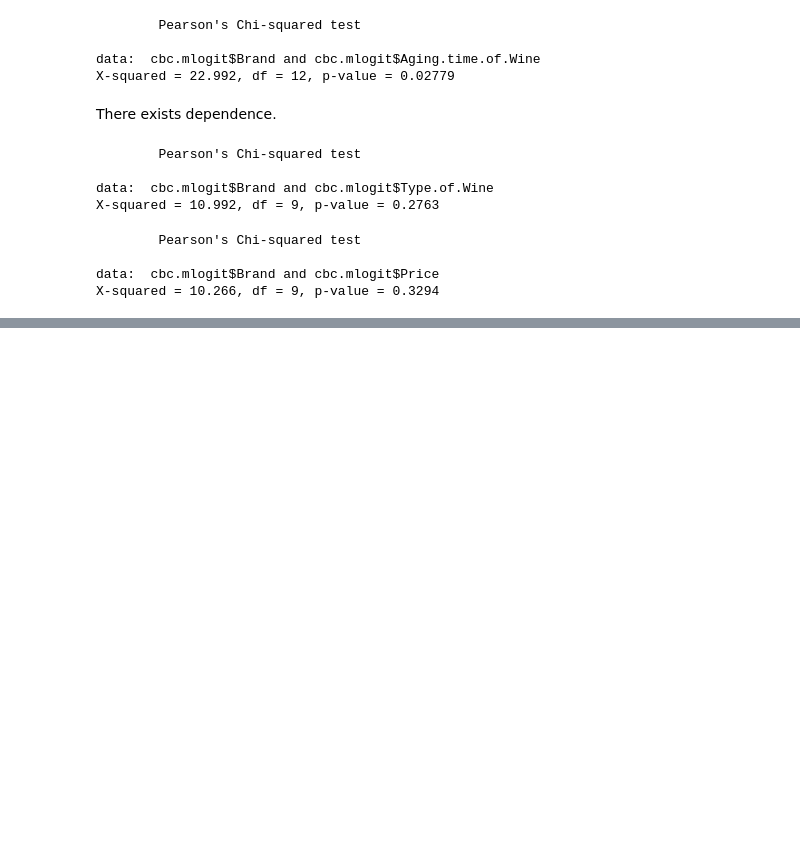
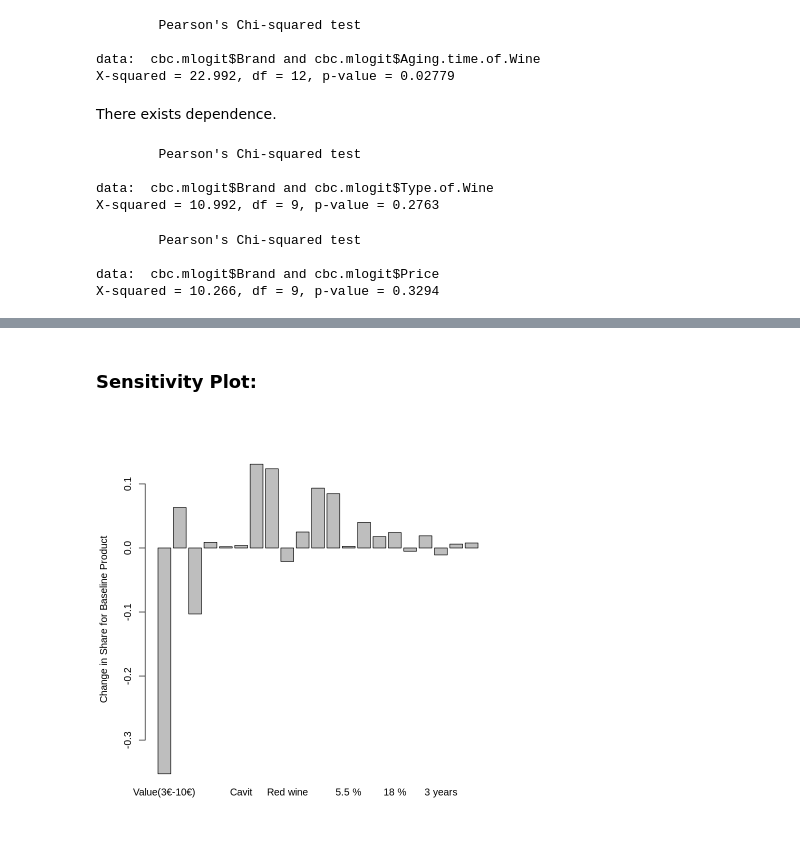
Before and after one commit to KSwaviman/Conjoint-Analysis, a Jupyter notebook: Analytics_on_Vino_Survey.ipynb, the cells around one changed output, grey strips where cells are left out. Cells and saved outputs as stored; diff of their text form; code cells hidden in the pictures; blank space fills up the shorter version.

Commit message:
Mixed model implementation

```diff
--- a/Analytics_on_Vino_Survey.ipynb
+++ b/Analytics_on_Vino_Survey.ipynb
@@ -507,3 +518,20 @@ chisq.test(cbc.mlogit$Brand, cbc.mlogit$Price,correct=FALSE)
 
 data:  cbc.mlogit$Brand and cbc.mlogit$Price
 X-squared = 10.266, df = 9, p-value = 0.3294
+# %%
+# So brand, age and percentage are highly correlated.
+
+# We will try the model without Age and Percentage now:
+
+m2.hier <- mlogit(Choice ~ 0 + Price	+ Brand	+ Type.of.Wine,
+                  data = cbc.mlogit,
+                  panel=TRUE, rpar = c("PricePopular(10€-15€)"= 'n',
+"PricePremium(15€-30€)"=  'n',
+"PriceValue(3€-10€)"= 'n',
+"BrandCavit"= 'n',
+"BrandFerrari"= 'n',
+"BrandMezzacorona"= 'n',
+"Type.of.WineRose wine"= 'n',
+"Type.of.WineSparkling wine"= 'n',
+"Type.of.WineWhite wine"= 'n'), correlation = TRUE)
+summary(m2.hier)
@@ -509,0 +619,31 @@ X-squared = 10.266, df = 9, p-value = 0.3294
+# %%
+# Share sensitivity
+sensitivity1.mnl <- function(model, attrib, base.data, competitor.data) {
+  # Function for creating data for a share-sensitivity chart
+  # model: mlogit object returned by mlogit() function
+  # attrib: list of vectors with attribute levels to be used in sensitivity
+  # base.data: data frame containing baseline design of target product
+  # competitor.data: data frame contining design of competitive set
+  data <- rbind(base.data, competitor.data)
+  base.share <- predict.hier.mnl(model, data)[1, 1]
+  share <- NULL
+  for (a in seq_along(attrib)) {
+    for (i in attrib[[a]]) {
+      data[1,] <- base.data
+      data[1,a] <- i
+      share <- c(share, predict.hier.mnl(model, data)[1, 1])
+    }
+  }
+  data.frame(level=unlist(attrib), share=share, increase=share-base.share)
+}
+# %%
+tradeoff <- sensitivity1.mnl(m2.hier, attrib, base.data, competitor.data)
+# %% [markdown]
+### Sensitivity Plot:
+# %%
+# Sensitivity plot using the tradeoff table
+
+barplot(tradeoff$increase, horiz=FALSE, names.arg=tradeoff$level,
+        ylab="Change in Share for Baseline Product")
+# %% [output]
+[figure, added]
```
Also changed, not shown: parts of 18 cells of this notebook.
